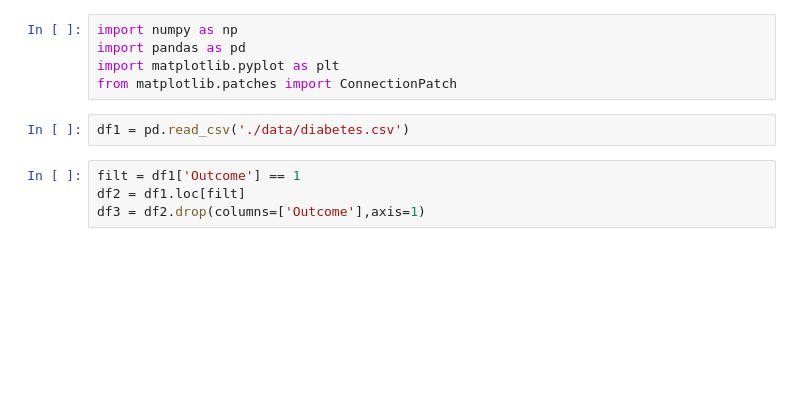
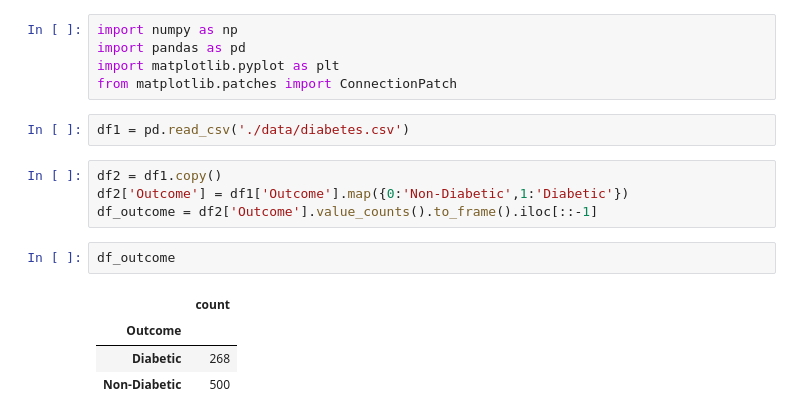
Before and after one commit to madhavchopra99/diabetic_prediction, a Jupyter notebook: Analysis on Data.ipynb, the cells around one changed output. Cells and saved outputs as stored; diff of their text form; blank space fills up the shorter version.

```diff
--- a/Analysis on Data.ipynb
+++ b/Analysis on Data.ipynb
@@ -6,6 +6,13 @@ from matplotlib.patches import ConnectionPatch
 # %%
 df1 = pd.read_csv('./data/diabetes.csv')
 # %%
-filt = df1['Outcome'] == 1
-df2 = df1.loc[filt]
-df3 = df2.drop(columns=['Outcome'],axis=1)
+df2 = df1.copy()
+df2['Outcome'] = df1['Outcome'].map({0:'Non-Diabetic',1:'Diabetic'})
+df_outcome = df2['Outcome'].value_counts().to_frame().iloc[::-1]
+# %%
+df_outcome
+# %% [output]
+|  | count |
+| Outcome |  |
+| Diabetic | 268 |
+| Non-Diabetic | 500 |
```
Also changed, not shown: parts of 5 cells of this notebook, 1 other file.
